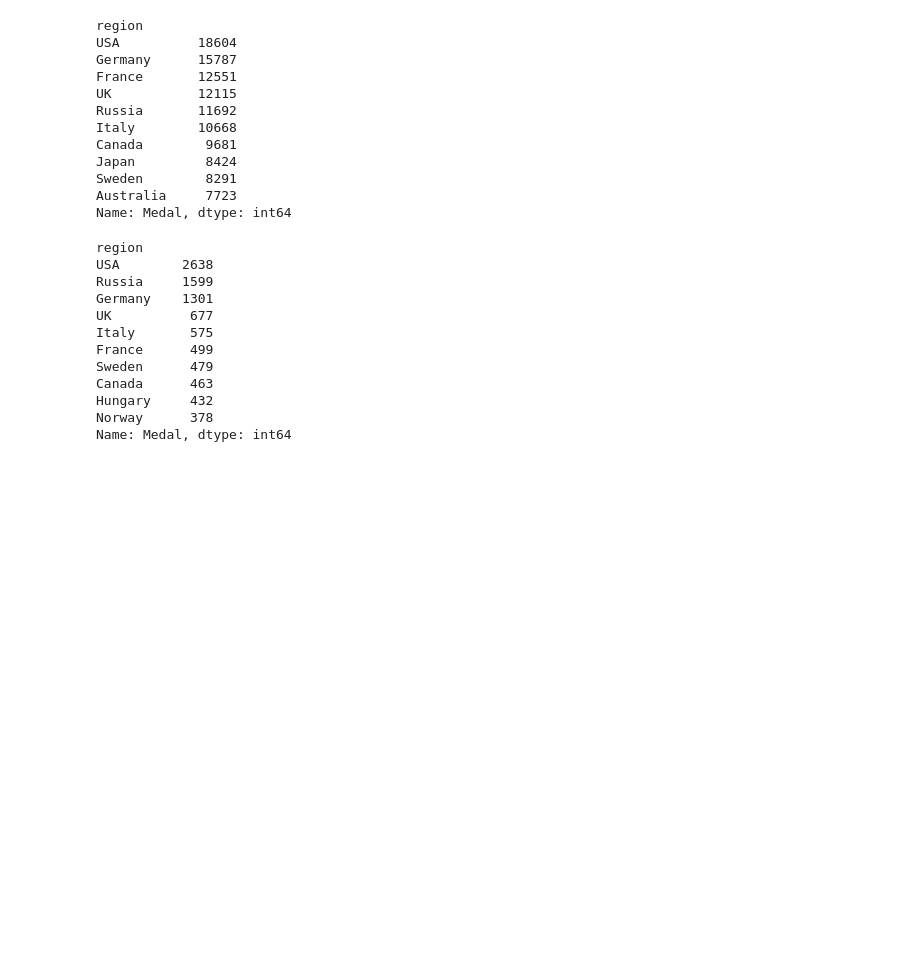
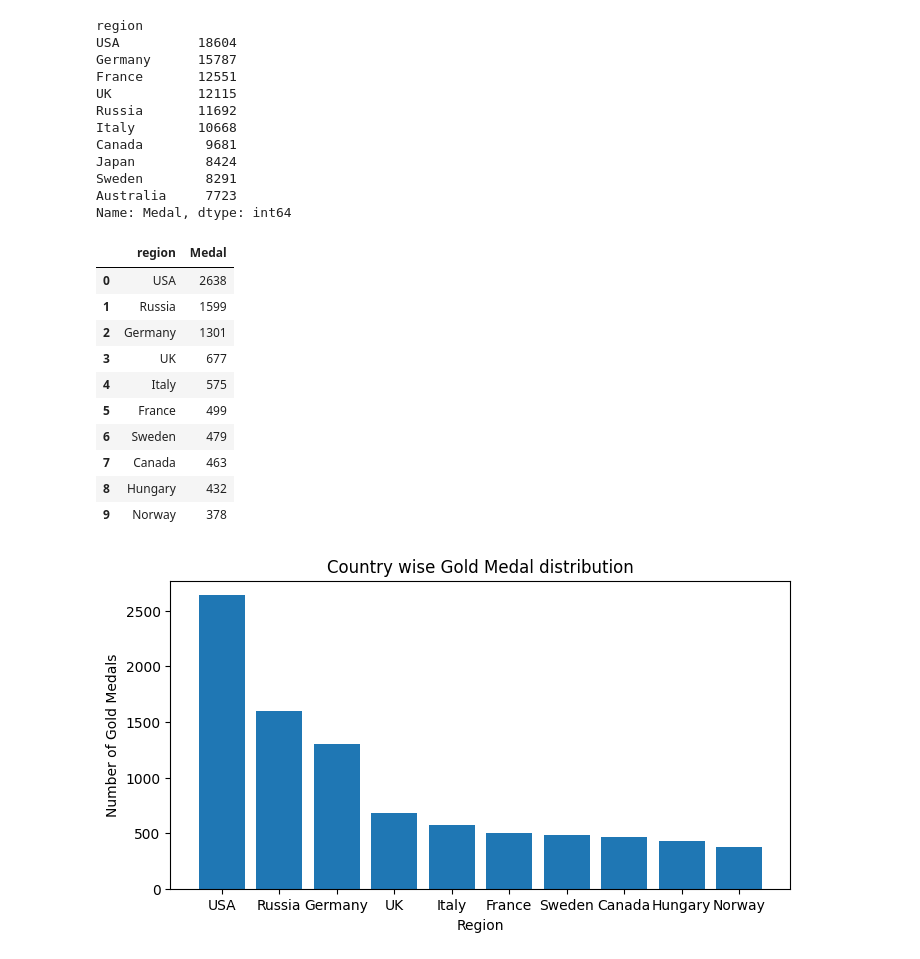
Before and after one commit to Sahil-987/Olympic-Dataset-Analysis, a Jupyter notebook: main.ipynb, the cells around one changed output. Drawn from its saved outputs; the diff is of its cells as text; code cells hidden in the pictures; blank space fills up the shorter version.

```diff
--- a/main.ipynb
+++ b/main.ipynb
@@ -572,18 +568,26 @@ Sweden        8291
 Australia     7723
 Name: Medal, dtype: int64
 # %%
-top_10_gold_medal_regions = df_final[df_final['Medal'] == 'Gold'].groupby('region')['Medal'].count().nlargest(10)
+top_10_gold_medal_regions = df_final[df_final['Medal'] == 'Gold'].groupby('region')['Medal'].count().nlargest(10).to_frame().reset_index()
 top_10_gold_medal_regions
 # %% [output]
-region
-USA        2638
-Russia     1599
-Germany    1301
-UK          677
-Italy       575
-France      499
-Sweden      479
-Canada      463
-Hungary     432
-Norway      378
-Name: Medal, dtype: int64
+|  | region | Medal |
+| 0 | USA | 2638 |
+| 1 | Russia | 1599 |
+| 2 | Germany | 1301 |
+| 3 | UK | 677 |
+| 4 | Italy | 575 |
+| 5 | France | 499 |
+| 6 | Sweden | 479 |
+| 7 | Canada | 463 |
+| 8 | Hungary | 432 |
+| 9 | Norway | 378 |
+# %%
+plt.figure(figsize = (8,4))
+plt.title("Country wise Gold Medal distribution")
+plt.xlabel('Region')
+plt.ylabel('Number of Gold Medals')
+plt.bar(top_10_gold_medal_regions['region'], top_10_gold_medal_regions['Medal'])
+plt.show()
+# %% [output]
+[figure, added]
```
Also changed, not shown: parts of 3 cells of this notebook.
